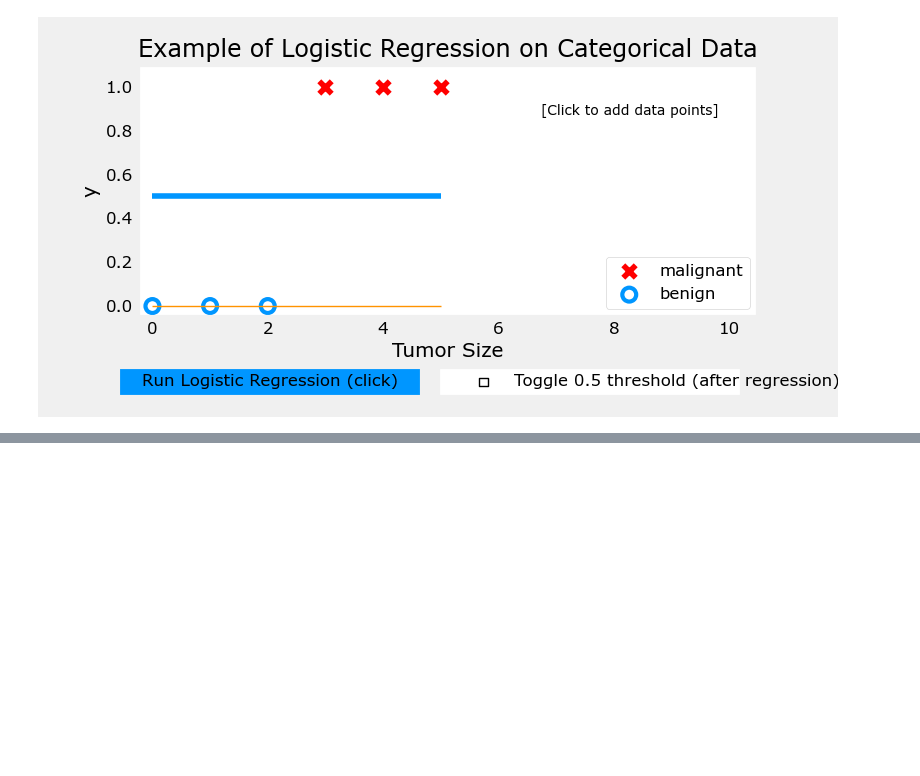
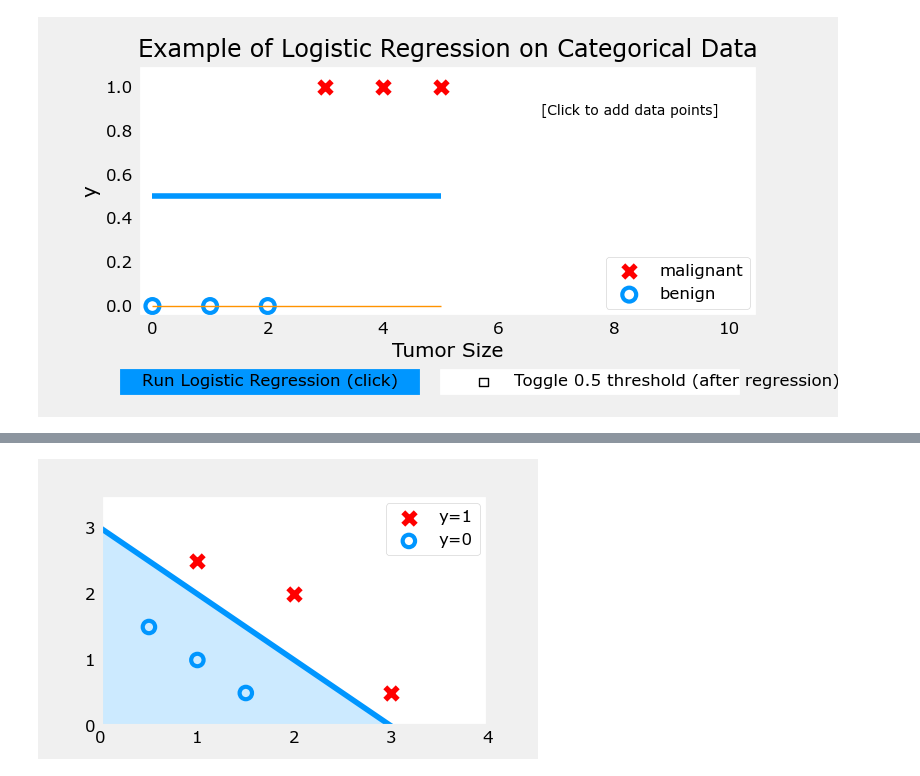
Before and after one commit to Sreesanth-e/ML, a Jupyter notebook: C1/Week_3_lab_02.ipynb, the cells around one changed output, grey strips where cells are left out. Saved outputs shown, nothing was run; the diff lists cells and outputs as text; code cells hidden in the pictures; blank space fills up the shorter version.

```diff
--- a/C1/Week_3_lab_02.ipynb
+++ b/C1/Week_3_lab_02.ipynb
@@ -78,0 +109,14 @@ addpt = plt_one_addpt_onclick(x_train,y_train,w_in,b_in , logistic=True)
+# %%
+# z = np.arange(-10, 11)
+z = np.arange(0, 6)
+z1 = 3 - z
+fig , ax = plt.subplots(1,1, figsize= (5,3))
+
+ax.plot(z,z1)
+ax.axis([0,4,0,3.5])
+ax.fill_between(z,z1, alpha = 0.2)
+
+plot_data(X,y,ax)
+plt.show()
+# %% [output]
+[figure, added]
```
Also changed, not shown: parts of 5 cells of this notebook.
